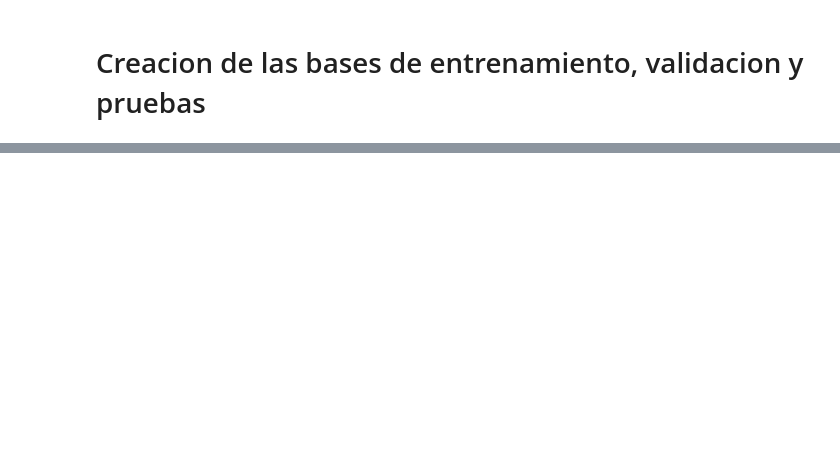
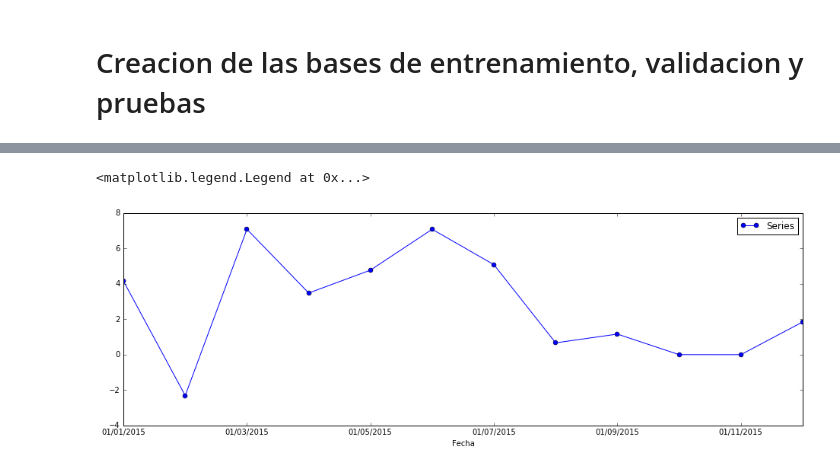
Before and after one commit to Ark93/RedNeuronal, a Jupyter notebook: FFNN.ipynb, the cells around one changed output, grey strips where cells are left out. Saved outputs shown, nothing was run; the diff lists cells and outputs as text; code cells hidden in the pictures; blank space fills up the shorter version.

```diff
--- a/FFNN.ipynb
+++ b/FFNN.ipynb
@@ -156 +148,16 @@ DS = datasets.SupervisedDataSet(12, 1)
+# %%
+def create_DataMatrix_Output(values,TS, lags):
+    dataSet = np.zeros((len(values)-(lags), lags))
+    for x in xrange(len(values)-(lags)):
+        dataSet[x] = values[x: x+lags]
+    output = TS[lags:]
+    return dataSet,output
+# %%
+dataMatrix, output = create_DataMatrix_Output(Data['Tasa de crecimiento Mensual'],TS,12)
+Train = dataMatrix[:383]
+TrainOutput = output[:383]
+Val = dataMatrix[383:395]
+ValOutput = output[383:395]
+Test = dataMatrix[395:]
+TestOutput = output[395:]
 # %%
@@ -206,0 +228,7 @@ predictions = ffn.activateOnDataset(TestDS)
+# %%
+plt.figure()
+TestOutput.plot(style='o-', label = 'Series')
+plt.legend()
+# %% [output]
+<matplotlib.legend.Legend at 0x...>
+[figure, added]
```
Also changed, not shown: parts of 24 cells of this notebook.
